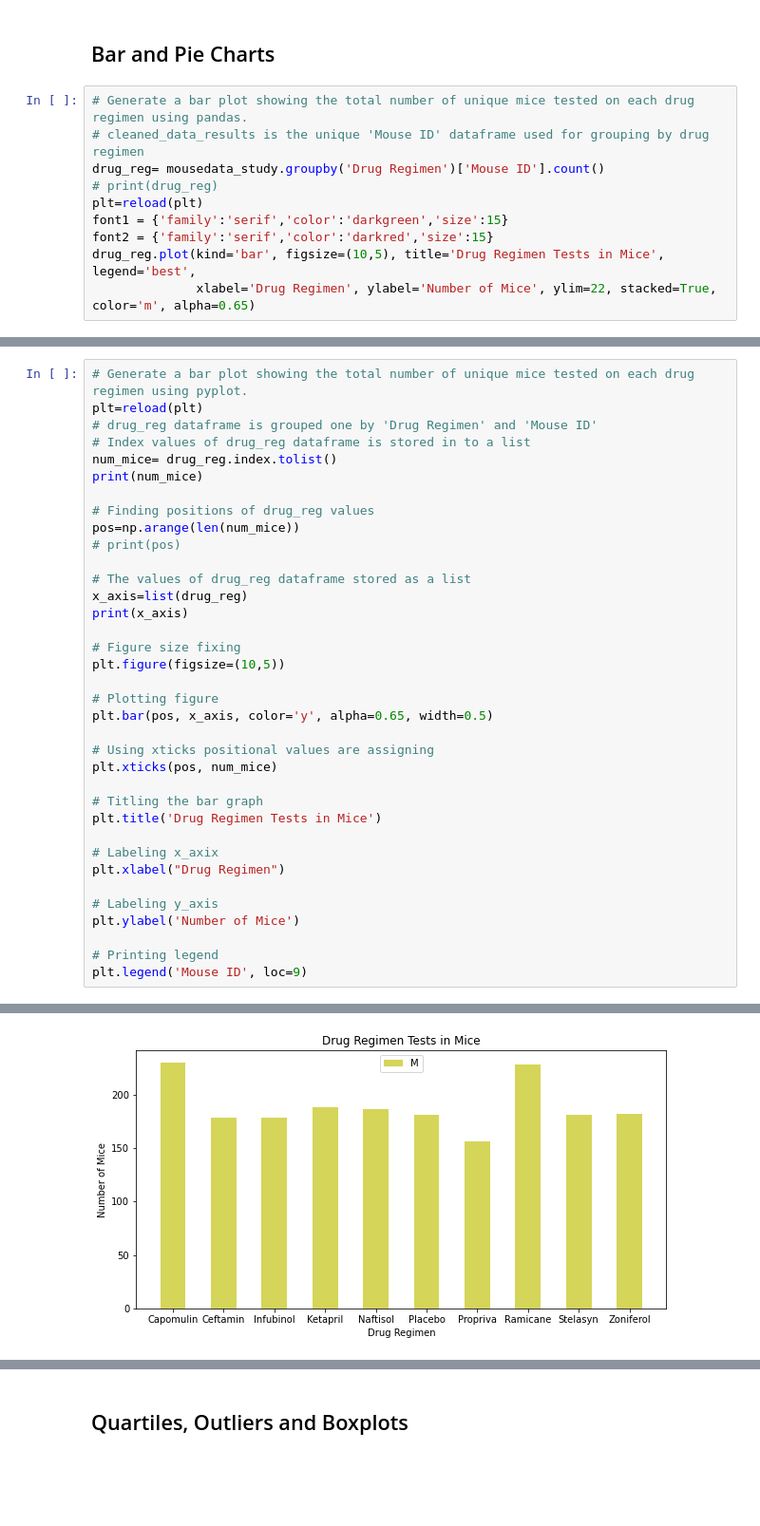
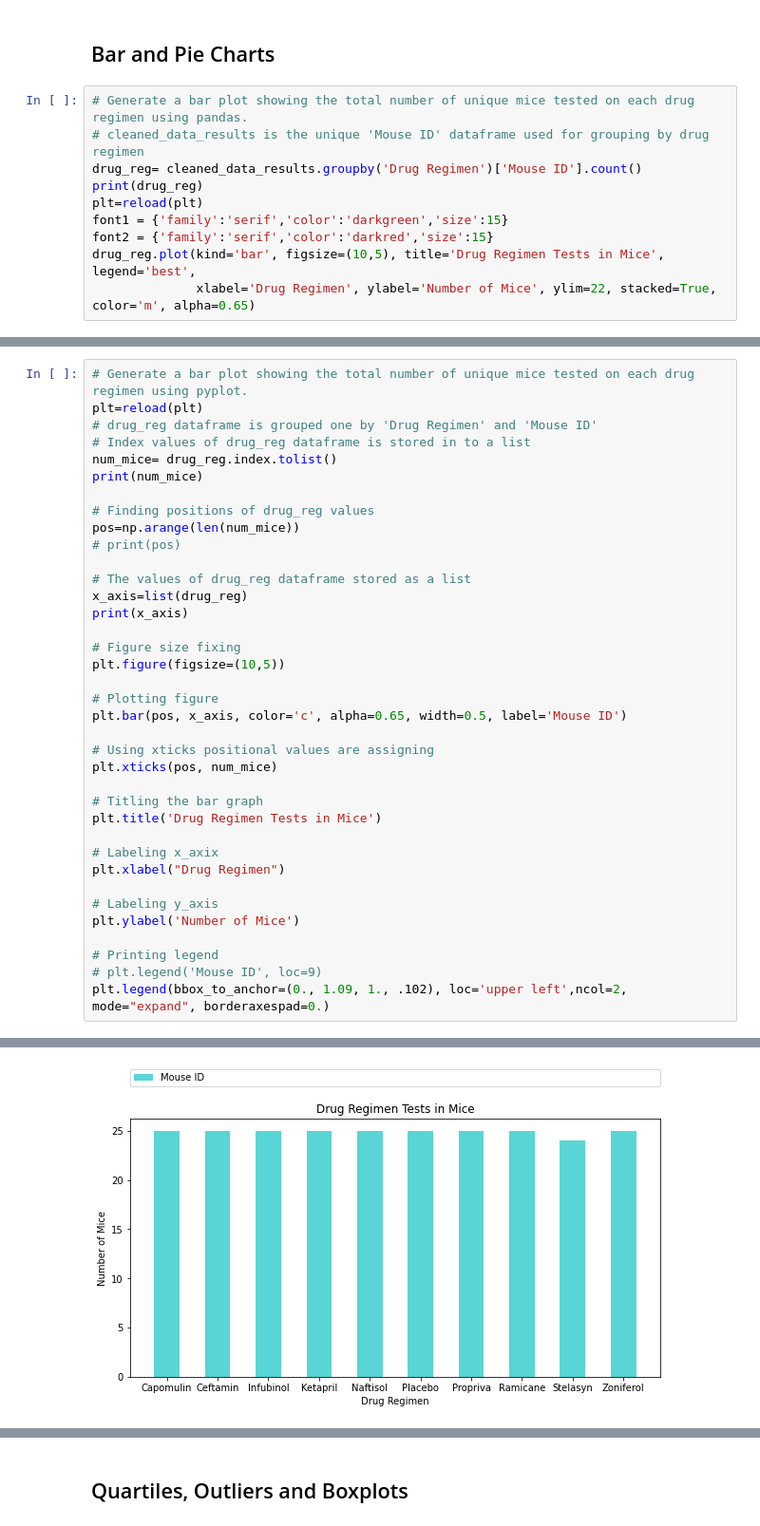
Before and after one commit to SoniMohandas/The_Power_of_Plots, a Jupyter notebook: Pharmaceuticals/pymaceuticals_starter.ipynb, the cells around one changed output, grey strips where cells are left out. Shown: that part at 95% size. Saved outputs shown, nothing was run; the diff lists cells and outputs as text; blank space fills up the shorter version.

```diff
--- a/Pharmaceuticals/pymaceuticals_starter.ipynb
+++ b/Pharmaceuticals/pymaceuticals_starter.ipynb
@@ -187,8 +182,8 @@ agg_summary
 # %%
 # Generate a bar plot showing the total number of unique mice tested on each drug regimen using pandas.
 # cleaned_data_results is the unique 'Mouse ID' dataframe used for grouping by drug regimen
-drug_reg= mousedata_study.groupby('Drug Regimen')['Mouse ID'].count()
-# print(drug_reg)
+drug_reg= cleaned_data_results.groupby('Drug Regimen')['Mouse ID'].count()
+print(drug_reg)
 plt=reload(plt)
 font1 = {'family':'serif','color':'darkgreen','size':15}
 font2 = {'family':'serif','color':'darkred','size':15}
@@ -217,7 +224,7 @@ print(x_axis)
 plt.figure(figsize=(10,5))
 
 # Plotting figure
-plt.bar(pos, x_axis, color='y', alpha=0.65, width=0.5)
+plt.bar(pos, x_axis, color='c', alpha=0.65, width=0.5, label='Mouse ID')
 
 # Using xticks positional values are assigning
 plt.xticks(pos, num_mice)
@@ -232,6 +239,7 @@ plt.xlabel("Drug Regimen")
 plt.ylabel('Number of Mice')
 
 # Printing legend
-plt.legend('Mouse ID', loc=9)
+# plt.legend('Mouse ID', loc=9)
+plt.legend(bbox_to_anchor=(0., 1.09, 1., .102), loc='upper left',ncol=2, mode="expand", borderaxespad=0.)
 # %% [output]
 ['Capomulin', 'Ceftamin', 'Infubinol', 'Ketapril', 'Naftisol', 'Placebo', 'Propriva', 'Ramicane', 'Stelasyn', 'Zoniferol']
@@ -239,5 +247,5 @@ plt.legend('Mouse ID', loc=9)
 <matplotlib.legend.Legend at 0x...>
-[figure, old version]
+[figure, new version]
 # %%
 # Generate a pie plot showing the distribution of female versus male mice using pandas
 ml_fl_mice = cleaned_data_results.groupby('Sex')['Mouse ID'].count()
```
Also changed, not shown: parts of 14 cells of this notebook.
